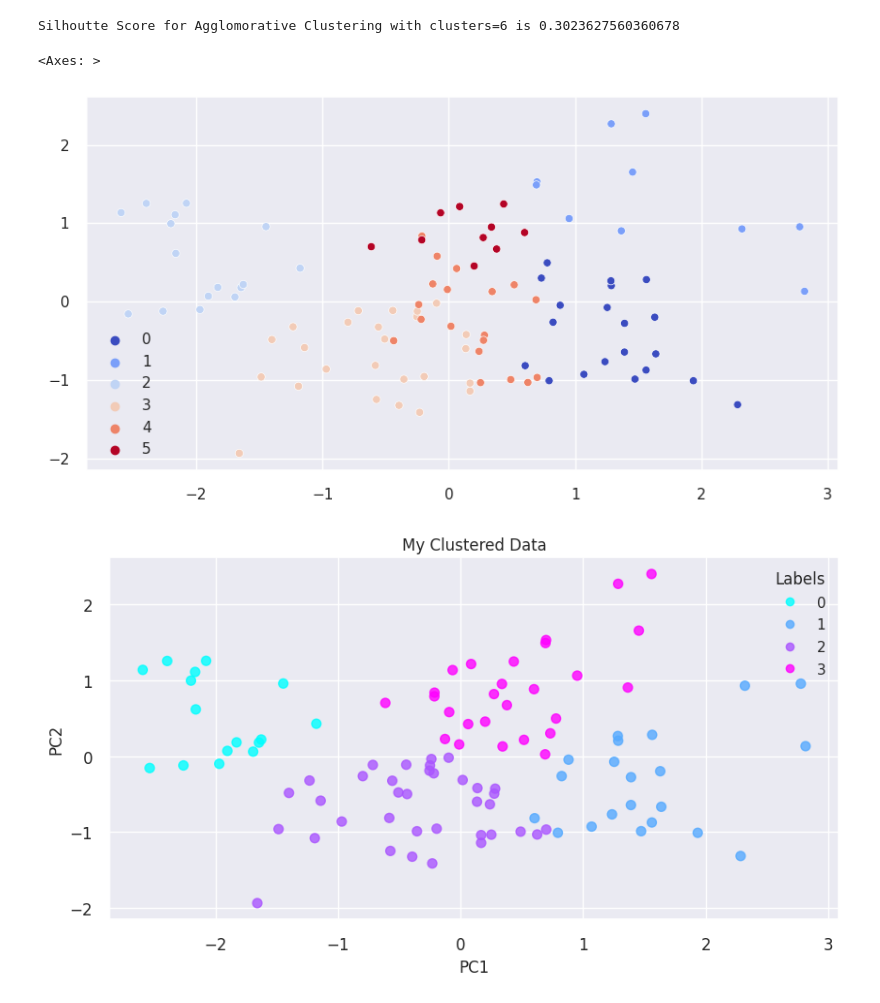
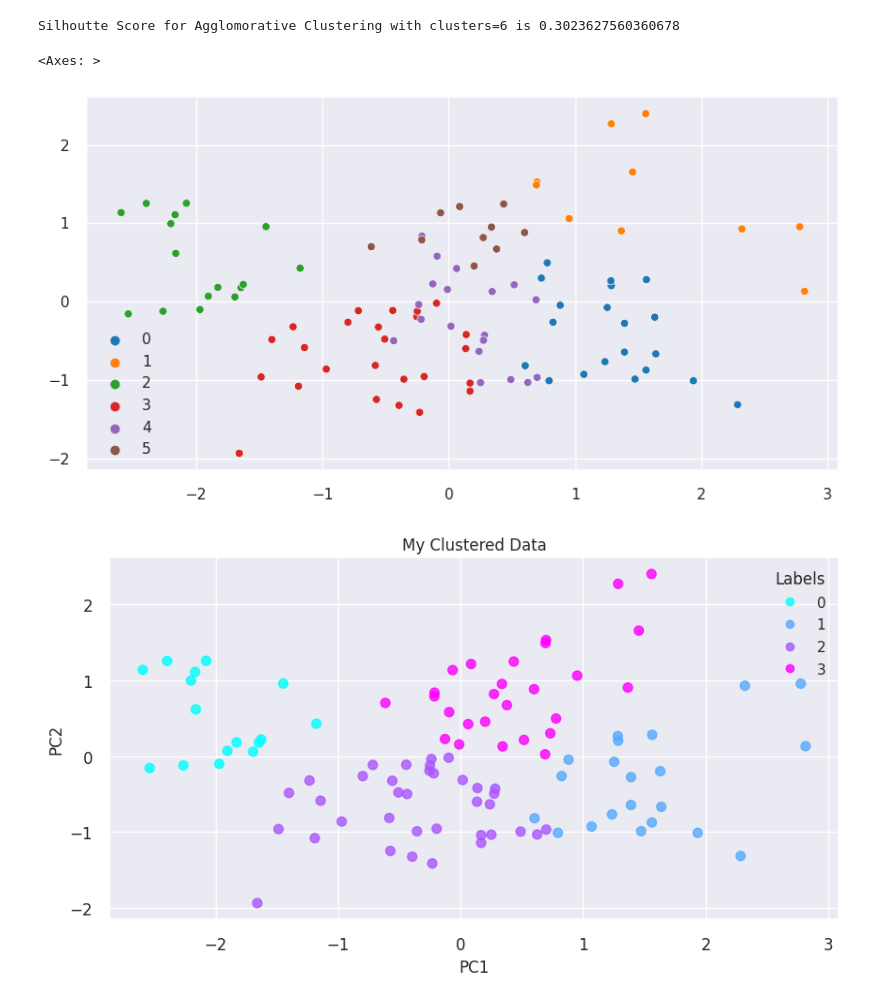
Before and after one commit to ErSangram/capstone_03_Zomato_Restaurant_Clustering_And_Analysis, a Jupyter notebook: Zomato_Restaurant_Clustering_And_Sentiment_Analysis.ipynb, the cells around one changed output. Cells and saved outputs as stored; diff of their text form; code cells hidden in the pictures.

```diff
--- a/Zomato_Restaurant_Clustering_And_Sentiment_Analysis.ipynb
+++ b/Zomato_Restaurant_Clustering_And_Sentiment_Analysis.ipynb
@@ -437,7 +525,7 @@ Yes. We found that less number of different types of available cuisines may affe
 # %%
 ratings_and_prices = zomato_df.groupby('Restaurant').agg({'Rating':'mean', 'Cost': 'mean'}).reset_index().rename(columns = {'Cost': 'Cosing'})
 ratings_df = ratings_and_prices.sort_values('Rating', ascending = False)
-# plt.rcParams['figure.figsize']= (6,4)
+plt.rcParams['figure.figsize']= (6,4)
 
 # visualization code for most liked
 sns.barplot(data = ratings_df[:10], x = 'Rating', y = 'Restaurant')
@@ -1402,12 +1496,12 @@ Silhoutte Score for Agglomorative Clustering with clusters=6 is 0.30236275603606
 # %%
 # Lets see the clusters using 2-d plot of PC1 and PC2
 plt.figure(figsize=(10, 5))
 
 # using scatterplot to plot PC1 and PC2 with hue as labels
-sns.scatterplot(data=pca_df, x=pca_df[:,0], y=pca_df[:,1], hue=agg_labels, palette='coolwarm')
+sns.scatterplot(data=pca_df, x=pca_df[:,0], y=pca_df[:,1], hue=agg_labels, palette='tab10')
 # %% [output]
 <Axes: >
-[figure, old version]
+[figure, new version]
 # %%
 # Converting the PCA data matrix into a Pandas Dataframe
 pca = pd.DataFrame(columns=['pc1', 'pc2', 'pc3'])
```
Also changed, not shown: parts of 46 cells of this notebook.
